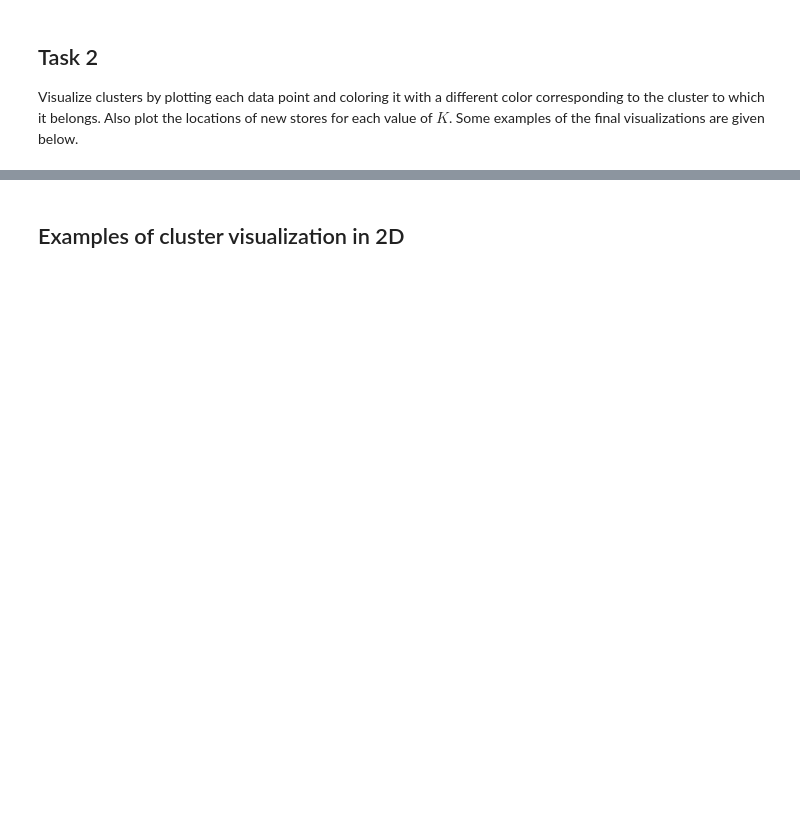
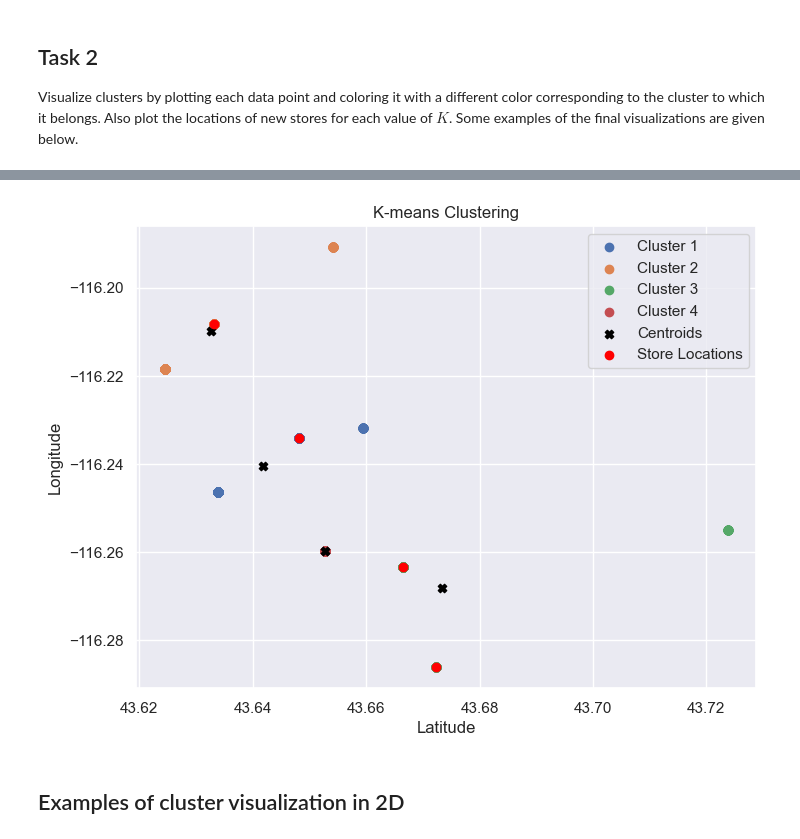
Before and after one commit to hughesc13/cs1503-lab-pizza-locations, a Jupyter notebook: store_locations_lab.ipynb, the cells around one changed output, grey strips where cells are left out. Cells and saved outputs as stored; diff of their text form; code cells hidden in the pictures; blank space fills up the shorter version.

```diff
--- a/store_locations_lab.ipynb
+++ b/store_locations_lab.ipynb
@@ -120,3 +153,7 @@ plt.scatter(latitude, longitude)
+# %%
+run_plot_clusters(4)
+# %% [output]
+[figure, added]
 # %% [markdown]
 ## Examples of cluster visualization in 2D
 # %% [markdown]
```
Also changed, not shown: parts of 9 cells of this notebook.
